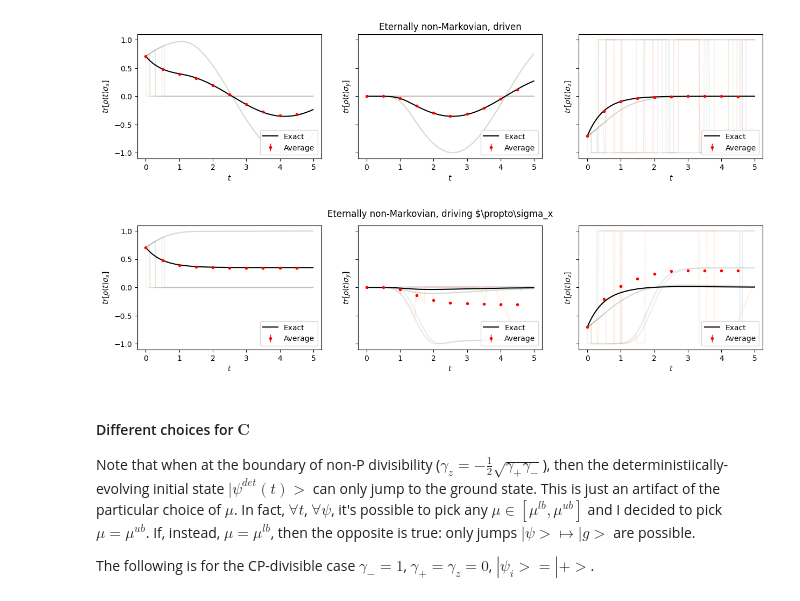
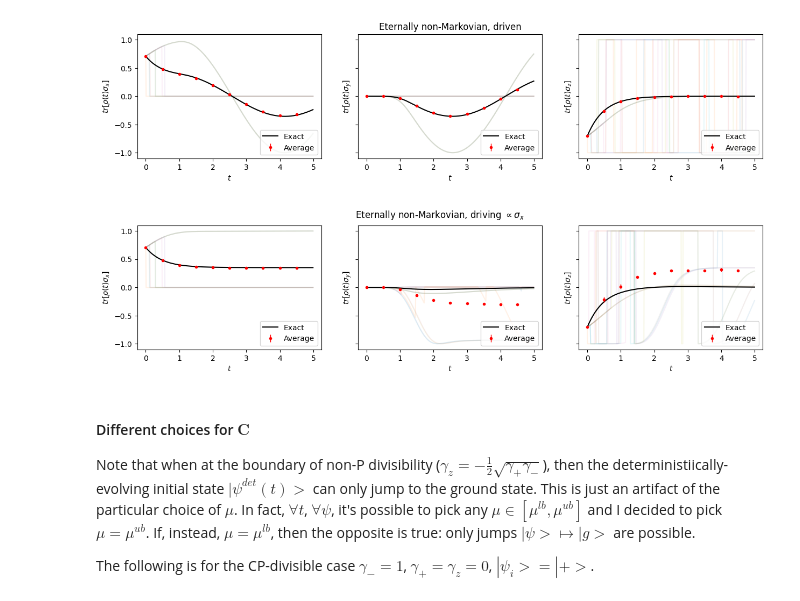
Before and after one commit to federicoSettimo/ROQJ, a Jupyter notebook: Examples/Phase covariant.ipynb, the cells around one changed output. Saved outputs shown, nothing was run; the diff lists cells and outputs as text; code cells hidden in the pictures.

```diff
--- a/Examples/Phase covariant.ipynb
+++ b/Examples/Phase covariant.ipynb
@@ -102,10 +102,10 @@ Also works fine if we add a driving $H(t) = b(t)\sigma_z$
 plot("Eternally non-Markovian, driven")
 # %% [output]
 [figure]
-# %%
-plot("Eternally non-Markovian, driving $\propto\sigma_x")
-# %% [output]
-[figure, removed]
+# %%
+plot("Eternally non-Markovian, driving $\propto\sigma_x$")
+# %% [output]
+[figure, added]
 # %% [markdown]
 #### Different choices for $\mathbf C$
 Note that when at the boundary of non-P divisibility ($\gamma_z=-\frac12\sqrt{\gamma_+\gamma_-}$), then the deterministiically-evolving initial state $|\psi^{det}(t)>$ can only jump to the ground state.
```
Also changed, not shown: parts of 3 cells of this notebook, 1 other file.
